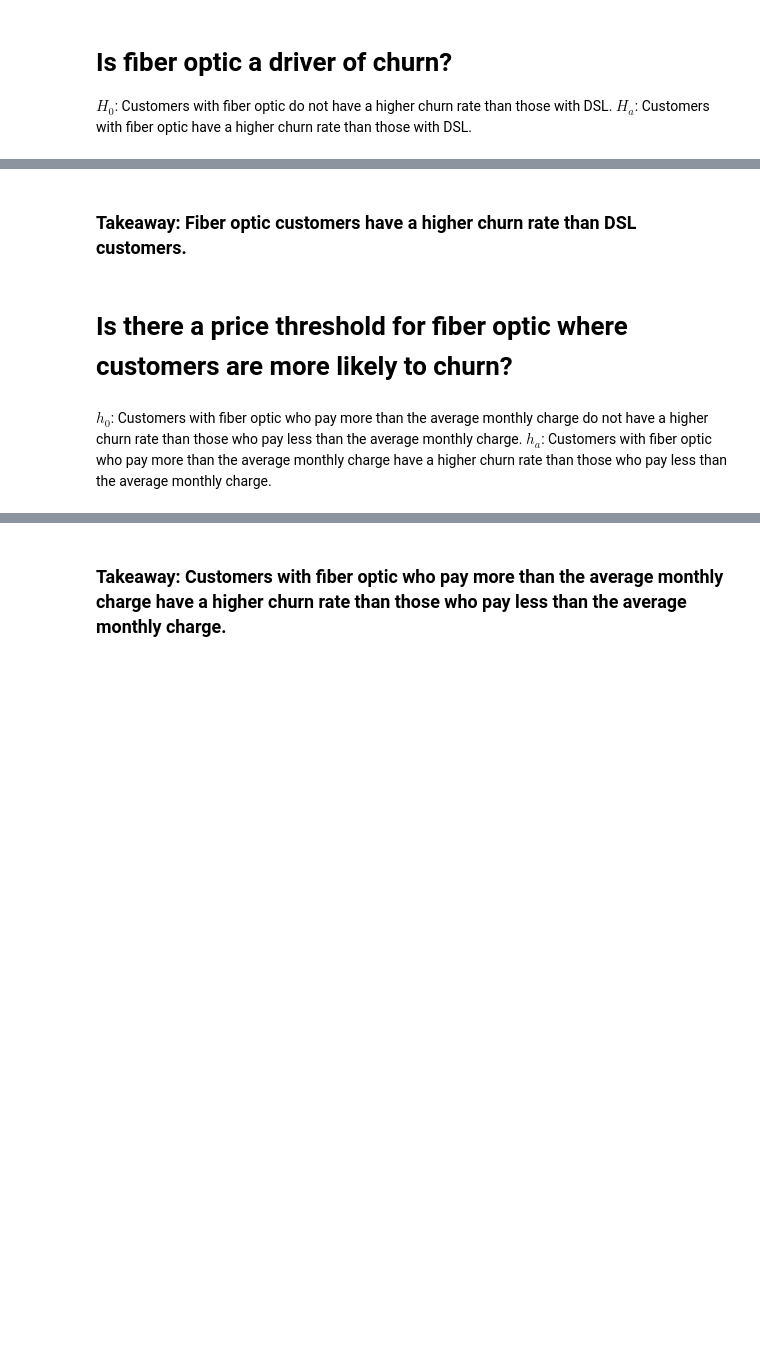
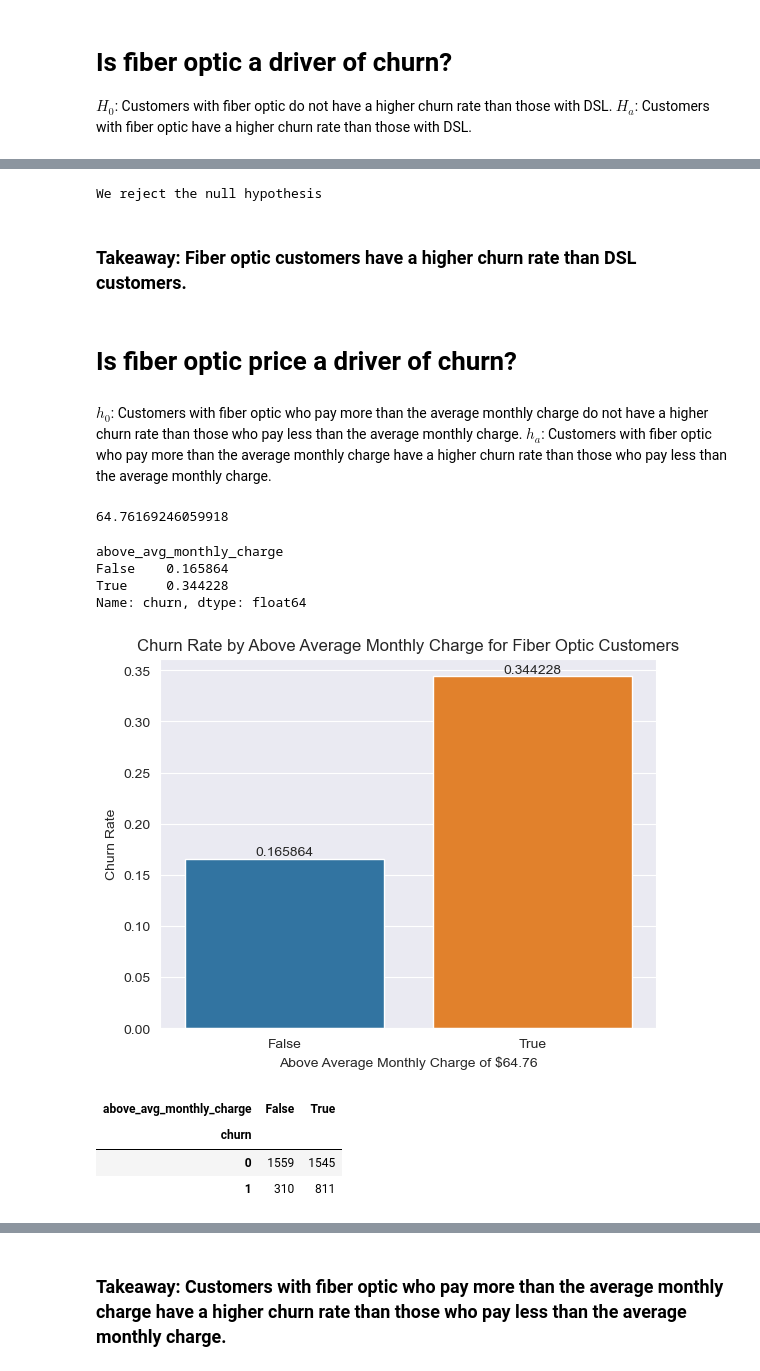
Before and after one commit to Nathanieldewald/telco_project, a Jupyter notebook: explore.ipynb, the cells around one changed output, grey strips where cells are left out. Saved outputs shown, nothing was run; the diff lists cells and outputs as text; code cells hidden in the pictures; blank space fills up the shorter version.

```diff
--- a/explore.ipynb
+++ b/explore.ipynb
@@ -77,2 +80,4 @@ chi2, p, degf, expected
 # %%
-w.eval_results(p)
+e.eval_results(p)
+# %% [output]
+We reject the null hypothesis
@@ -95,29 +84,46 @@ def chi2_test_for_churn_and_internet_service_type(df):
 # %% [markdown]
 ### Takeaway: Fiber optic customers have a higher churn rate than DSL customers.
-# %% [markdown]
-# Is there a price threshold for fiber optic where customers are more likely to churn?
+# %% [markdown]
+# Is fiber optic price a driver of churn?
 # %% [markdown]
 $h_0$: Customers with fiber optic who pay more than the average monthly charge do not have a higher churn rate than those who pay less than the average monthly charge.
 $h_a$: Customers with fiber optic who pay more than the average monthly charge have a higher churn rate than those who pay less than the average monthly charge.
 # %%
 # create a new column that indicates whether or not the customer pays more than the average monthly charge
-df['above_avg_monthly_charge'] = df.monthly_charges > df.monthly_charges.mean()
+train['above_avg_monthly_charge'] = train.monthly_charges > train.monthly_charges.mean()
 df.monthly_charges.mean()
+# %% [output]
+64.76169246059918
 # %%
-df.groupby('above_avg_monthly_charge').churn.mean()
+train.groupby('above_avg_monthly_charge').churn.mean()
+# %% [output]
+above_avg_monthly_charge
+False    0.165864
+True     0.344228
+Name: churn, dtype: float64
 # %%
 # plot the churn rate for each internet service type
-sns.barplot(x='above_avg_monthly_charge', y='churn', data=df)
+ax = sns.barplot(x='above_avg_monthly_charge', y='churn', data=train, ci=False)
+for container in ax.containers:
+    ax.bar_label(container)
+
 # Label the plot
-plt.title('Churn Rate by Above Average Monthly Charge')
+plt.title('Churn Rate by Above Average Monthly Charge for Fiber Optic Customers')
 plt.xlabel('Above Average Monthly Charge of $64.76')
 plt.ylabel('Churn Rate')
 plt.show()
+# %% [output]
+[figure, added]
 # %%
 # statistical test
 # chi2 test to compare the proportions of two groups
-observed = pd.crosstab(df.churn, df.above_avg_monthly_charge)
+observed = pd.crosstab(train.churn, train.above_avg_monthly_charge)
 observed
+# %% [output]
+| above_avg_monthly_charge | False | True |
+| churn |  |  |
+| 0 | 1559 | 1545 |
+| 1 | 310 | 811 |
 # %%
 chi2, p, degf, expected = stats.chi2_contingency(observed)
 chi2, p, degf, expected
```
Also changed, not shown: parts of 26 cells of this notebook, 8 other files.
